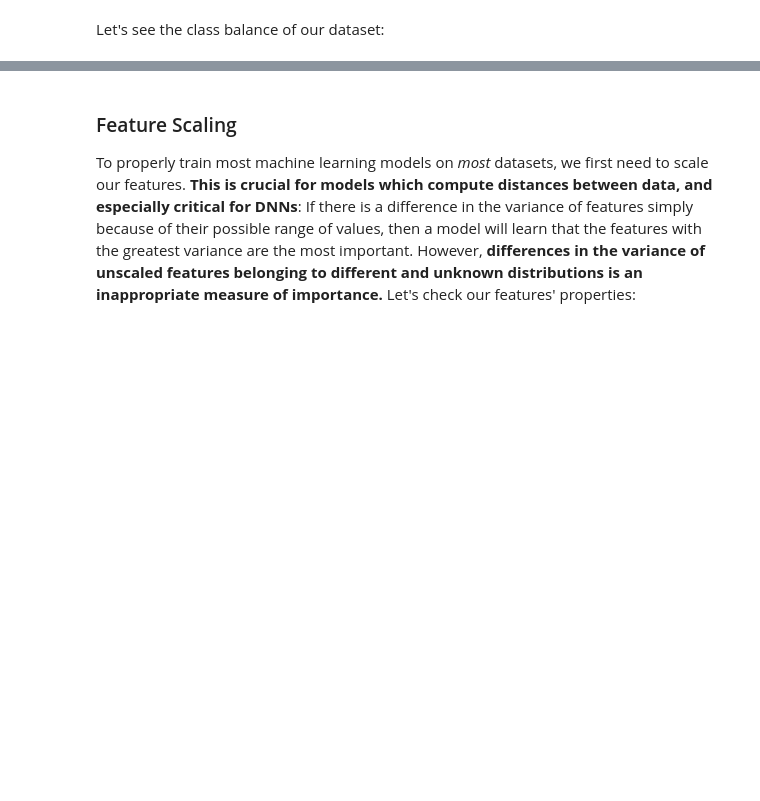
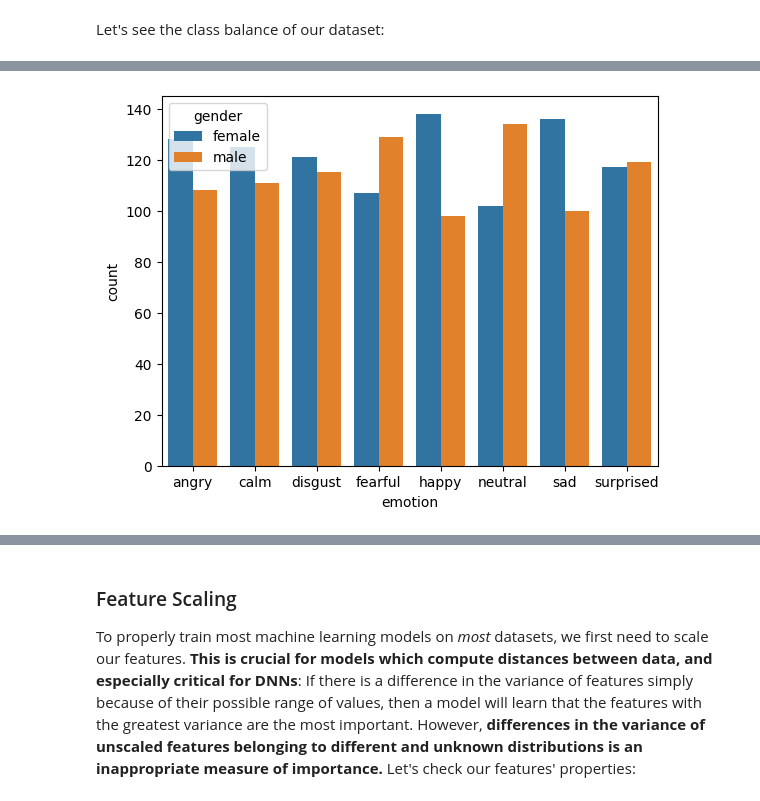
Before and after one commit to shaaagri/iat481-wk4, a Jupyter notebook: Week4__Neural_Networks.ipynb, the cells around one changed output, grey strips where cells are left out. Cells and saved outputs as stored; diff of their text form; code cells hidden in the pictures; blank space fills up the shorter version.

```diff
--- a/Week4__Neural_Networks.ipynb
+++ b/Week4__Neural_Networks.ipynb
@@ -272,0 +283,21 @@ plt.show()
+# %%
+import seaborn as sns
+
+# the code I created in Week 2 and modified in Week 3 to visualize the gender balance across the emotion categories (Gregory)
+def plot_emotions_by_gender(emotions_array, genders_array):
+  combined_array = np.vstack((genders_array, emotions_array))
+  bins = []
+
+  # obtain occurence counts for each emotion per each gender
+  for g in np.unique(genders_array):
+    for e in np.unique(emotions_array):
+      bins.append([str(g), str(e), len(np.where((combined_array[0] == g) & (combined_array[1] == e))[0])])
+
+  df = pd.DataFrame(bins, columns=['gender', 'emotion', 'count'])
+
+  # plot with seaborn
+  sns.barplot(data=df, x='emotion', y='count', hue='gender')
+# %%
+plot_emotions_by_gender(emotions, genders)
+# %% [output]
+[figure, added]
```
Also changed, not shown: parts of 26 cells of this notebook.
